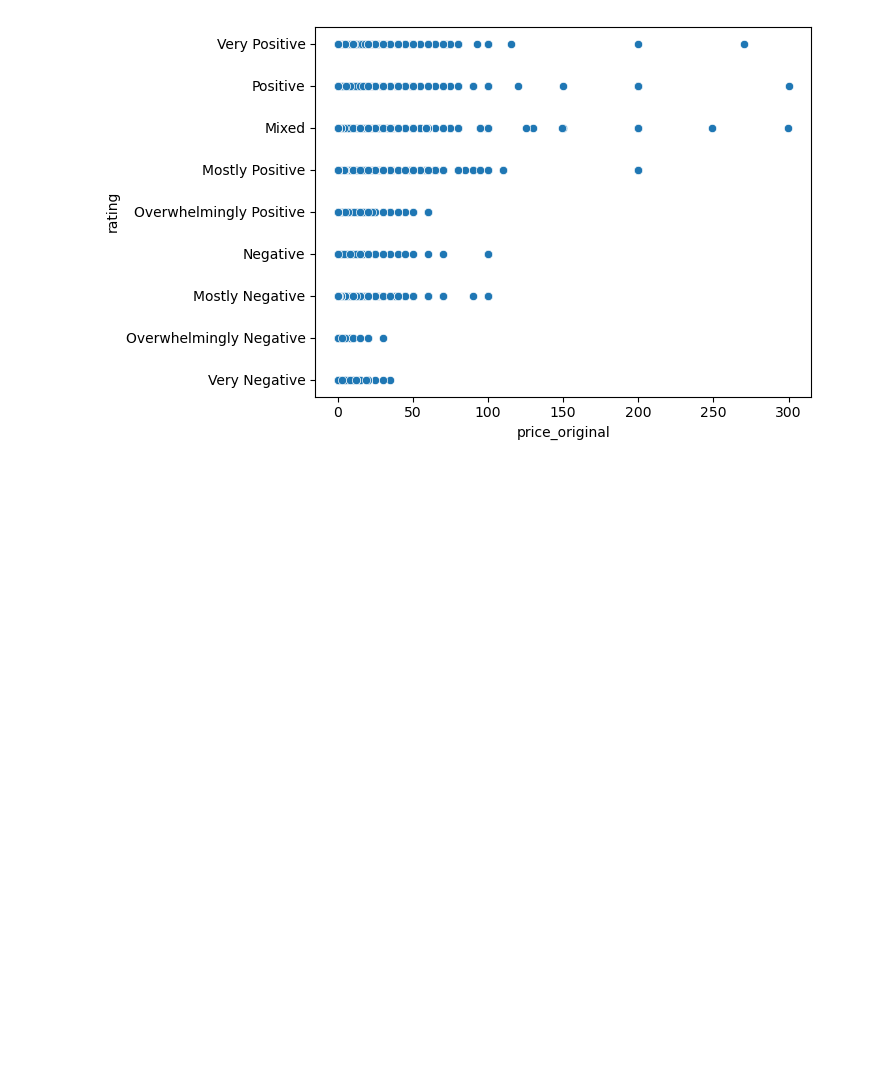
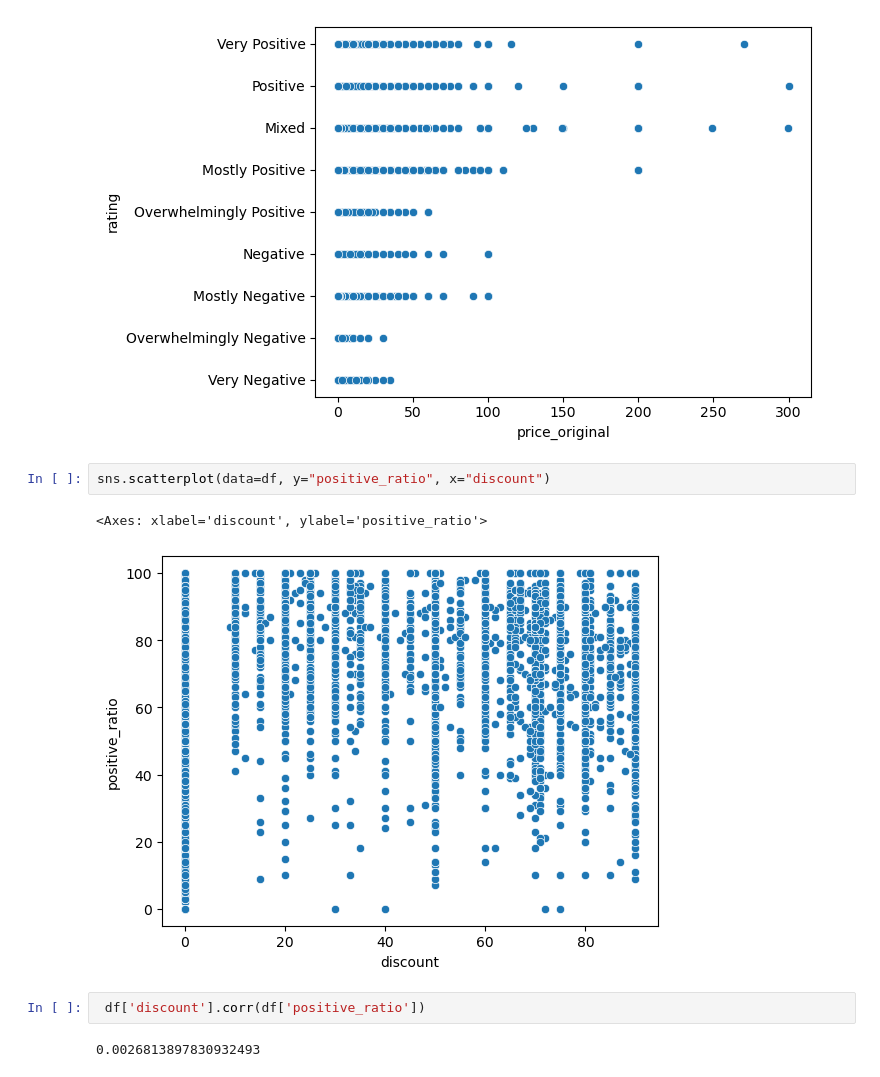
Before and after one commit to whoshilo/AI, a Jupyter notebook: Semester 1/Exit tickets/Steam.ipynb, the cells around one changed output. Cells and saved outputs as stored; diff of their text form; blank space fills up the shorter version.

```diff
--- a/Semester 1/Exit tickets/Steam.ipynb
+++ b/Semester 1/Exit tickets/Steam.ipynb
@@ -31,3 +31,12 @@ sns.scatterplot(data=df, x="price_original", y="rating")
 # %% [output]
 <Axes: xlabel='price_original', ylabel='rating'>
 [figure]
+# %%
+sns.scatterplot(data=df, y="positive_ratio", x="discount")
+# %% [output]
+<Axes: xlabel='discount', ylabel='positive_ratio'>
+[figure, added]
+# %%
+ df['discount'].corr(df['positive_ratio'])
+# %% [output]
+0.0026813897830932493
```
